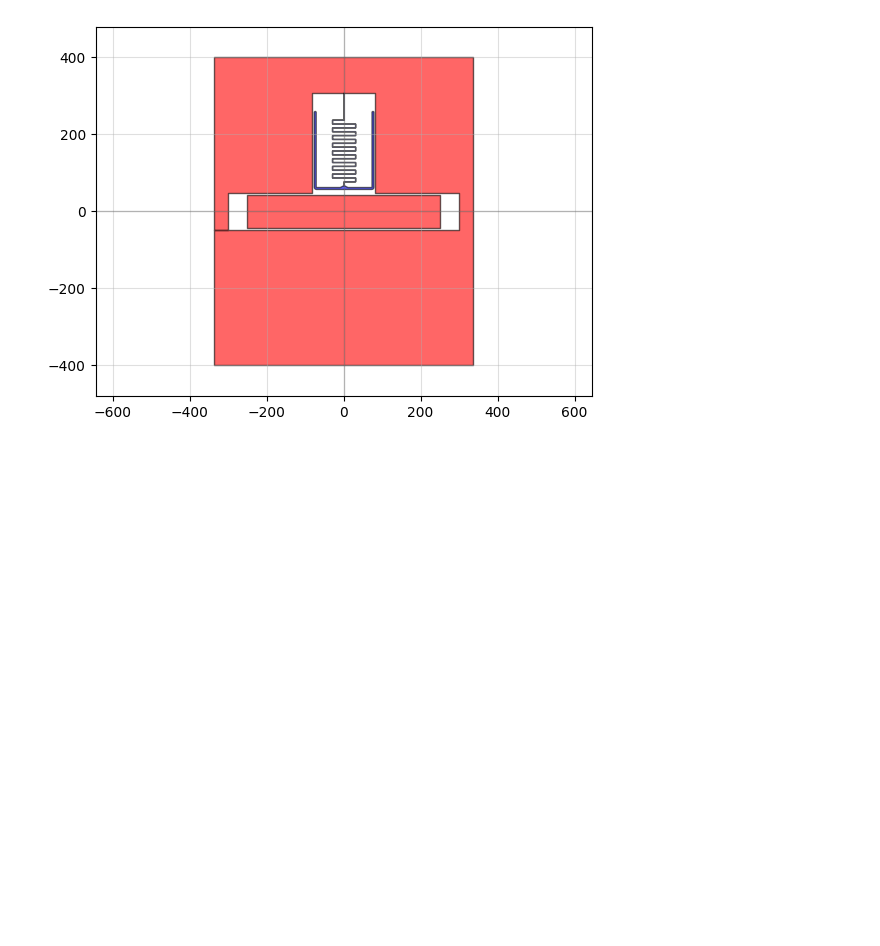
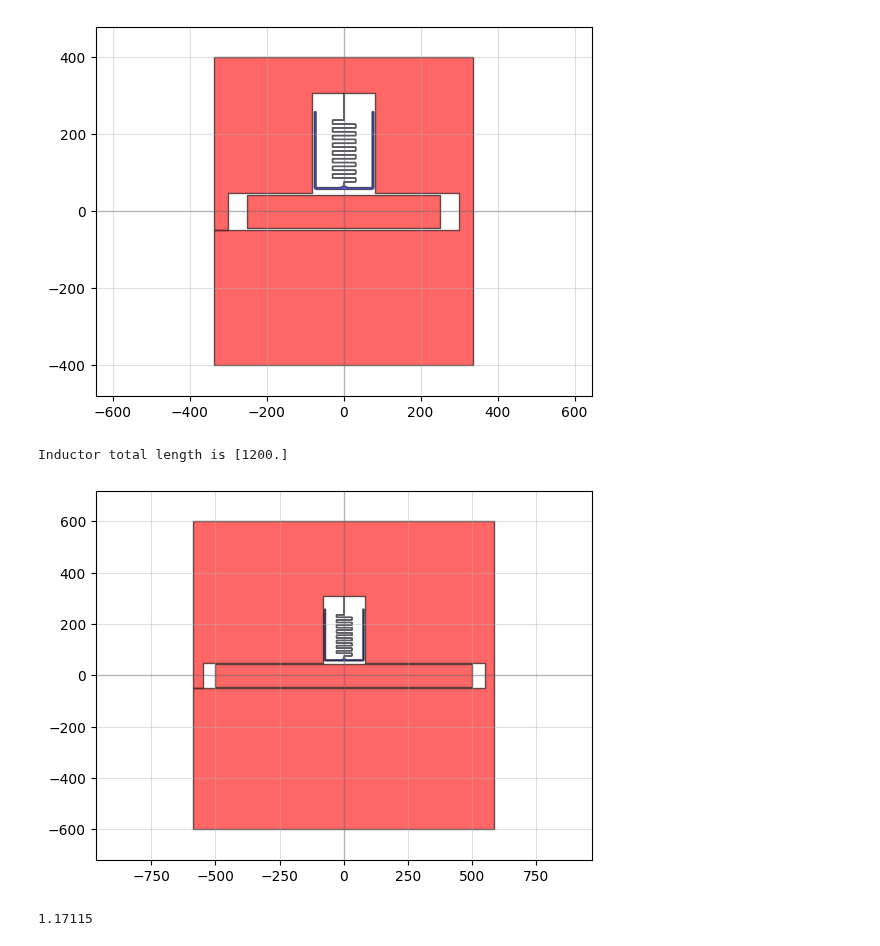
Before and after one commit to cbelo/resonators, a Jupyter notebook: 20240420-chips/design_chips.ipynb, the cells around one changed output. Cells and saved outputs as stored; diff of their text form; code cells hidden in the pictures; blank space fills up the shorter version.

```diff
--- a/20240420-chips/design_chips.ipynb
+++ b/20240420-chips/design_chips.ipynb
@@ -2021,0 +2026,5 @@ Frequency of the feedline is 1.2894756943789032 GHz
+# %%
+chipsize_in = 600
+BondpadGap = 10.5747
+xsize = chipsize_in*0.001 + 2*BondpadGap*0.001 + 0.05
+xsize
@@ -2072,3 +2083,58 @@ qp(chip)
 # %% [output]
 Inductor total length is [1200.]
 [figure]
+# %%
+NumberOfResonators = int(1)
+SeparationTlineResonator = [0]*NumberOfResonators
+
+#Resonator parameters
+CapacitorHorizontalLength = np.ones(NumberOfResonators)*150
+CapacitorVerticalLength = np.ones(NumberOfResonators)*200
+CapacitorWidth = np.ones(NumberOfResonators)*5
+
+NumberOfBends = np.ones(NumberOfResonators, dtype=int)*[15]
+InductorVerticalLength = np.ones(NumberOfResonators)*10
+InductorEndLength = np.ones(NumberOfResonators)*[50]
+InductorHorizontalLength = np.ones(NumberOfResonators)*[60]
+InductorWidth = np.ones(NumberOfResonators)*0.6
+TaperWidth = np.ones(NumberOfResonators)*20
+InductorTotalLength = InductorVerticalLength*(NumberOfBends+4) + InductorEndLength +InductorHorizontalLength*(NumberOfBends+1)
+
+
+SpacingC0 = np.ones(NumberOfResonators)*5
+SpacingCc = np.ones(NumberOfResonators)*[10]
+TaperLength = np.ones(NumberOfResonators)*5
+FinalSpacingBondpads = 100
+
+# freqs = []
+# for i in range(NumberOfResonators):
+#     print(f'Resonator {i+1}')
+#     freqs.append(resonance_freq_Schuster(InductorWidth[i]*1e-6, CapacitorWidth[i]*1e-6, (SeparationTlineResonator[i] + FeedlineGap + SpacingCc[i])*1e-6 , FeedlineWidth*1e-6,
+#                                             CapacitorVerticalLength[i]*1e-6, SpacingC0[i]*1e-6,
+#                                             InductorWidth[i]*1e-6, InductorTotalLength[i]*1e-6, 13.5e-12,
+#                                         epsilon_r, thickness_subs)/1e9)
+
+print('Inductor total length is', InductorTotalLength)
+# print('The frequencies are', freqs)
+
+
+FeedlineLength = 1000
+ChipSize = [FeedlineLength+100, 1200]
+
+c, metal, chip = ChipResonatorsTline(ChipSize,NumberOfResonators, SeparationTlineResonator,
+                        FeedlineWidth, FeedlineLength, FeedlineGap,
+                        FeedlineTaperLength, BondpadWidth, BondpadLength, BondpadGap,
+                        CapacitorHorizontalLength, CapacitorVerticalLength, CapacitorWidth,
+                        NumberOfBends, InductorVerticalLength, InductorHorizontalLength, InductorWidth, InductorEndLength,
+                        TaperWidth, TaperLength, SpacingC0, SpacingCc,
+                        FinalSpacingBondpads, MWO_simulation=True, cap_sim=True)
+
+chip.write_gds(r"C:\Users\localadmin\Documents\GitHub\resonators\gds_files\20240717-GeRes-Pt-61pHsq\20240717-1GHz-Pt-61pHsq_v1-cap-bigger.gds")
+qp(chip)
+# %% [output]
+Inductor total length is [1200.]
+[figure, added]
+# %%
+0.585575*2
+# %% [output]
+1.17115
```
Also changed, not shown: parts of 2 cells of this notebook, 15 other files.
